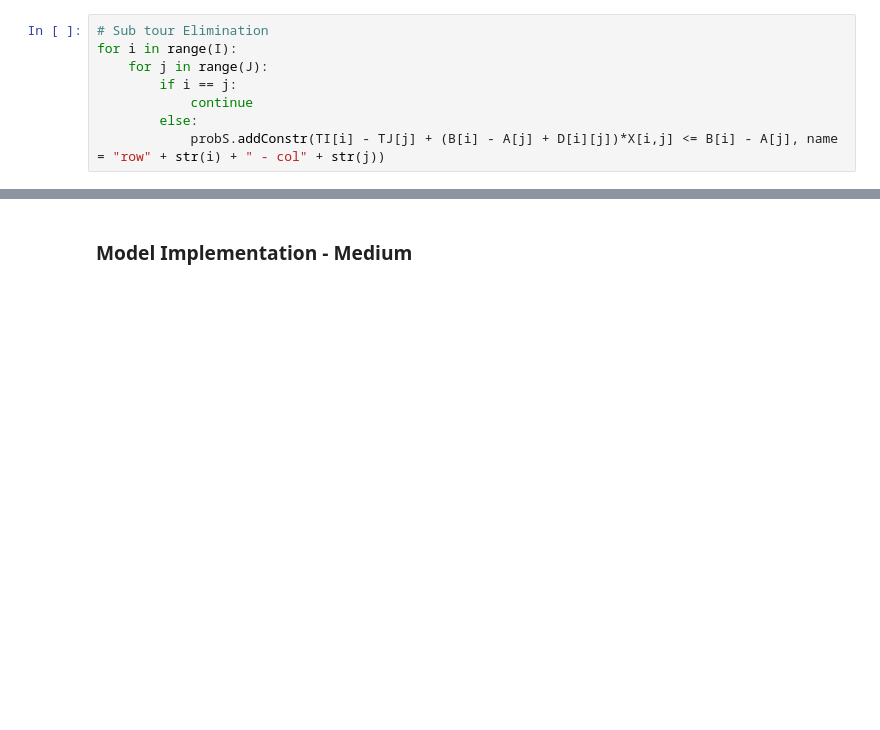
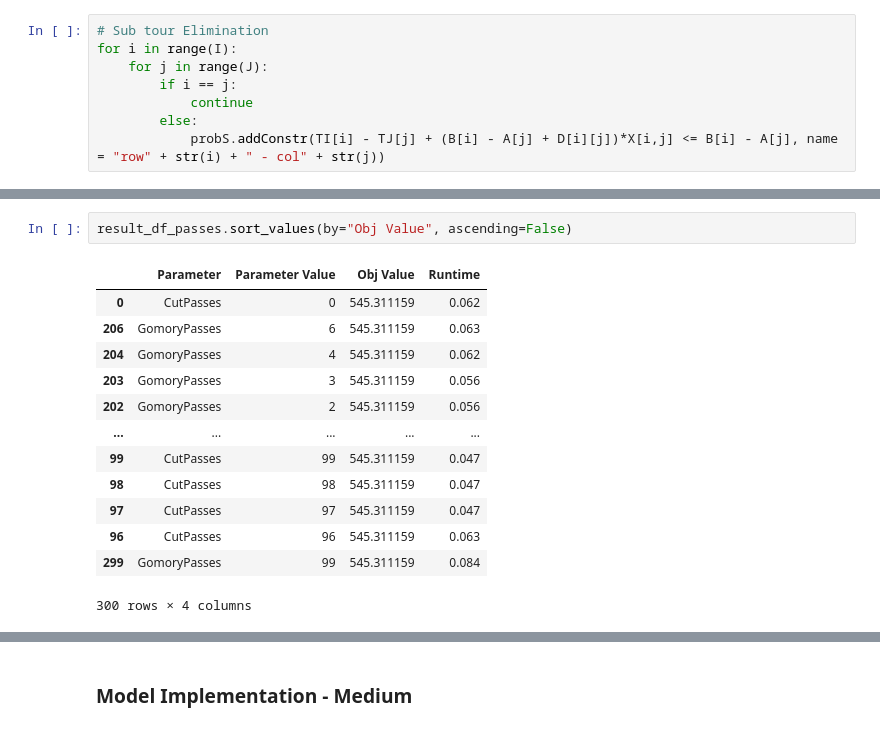
Before and after one commit to tnagano99/Concert_TSPTW_Optimization, a Jupyter notebook: Group-3-Project.ipynb, the cells around one changed output, grey strips where cells are left out. Cells and saved outputs as stored; diff of their text form; blank space fills up the shorter version.

```diff
--- a/Group-3-Project.ipynb
+++ b/Group-3-Project.ipynb
@@ -125,0 +535,16 @@ for v in probS.getVars():
+# %%
+result_df_passes.sort_values(by="Obj Value", ascending=False)
+# %% [output]
+|  | Parameter | Parameter Value | Obj Value | Runtime |
+| 0 | CutPasses | 0 | 545.311159 | 0.062 |
+| 206 | GomoryPasses | 6 | 545.311159 | 0.063 |
+| 204 | GomoryPasses | 4 | 545.311159 | 0.062 |
+| 203 | GomoryPasses | 3 | 545.311159 | 0.056 |
+| 202 | GomoryPasses | 2 | 545.311159 | 0.056 |
+| ... | ... | ... | ... | ... |
+| 99 | CutPasses | 99 | 545.311159 | 0.047 |
+| 98 | CutPasses | 98 | 545.311159 | 0.047 |
+| 97 | CutPasses | 97 | 545.311159 | 0.047 |
+| 96 | CutPasses | 96 | 545.311159 | 0.063 |
+| 299 | GomoryPasses | 99 | 545.311159 | 0.084 |
+300 rows × 4 columns
```
Also changed, not shown: parts of 32 cells of this notebook, 1 other file.
